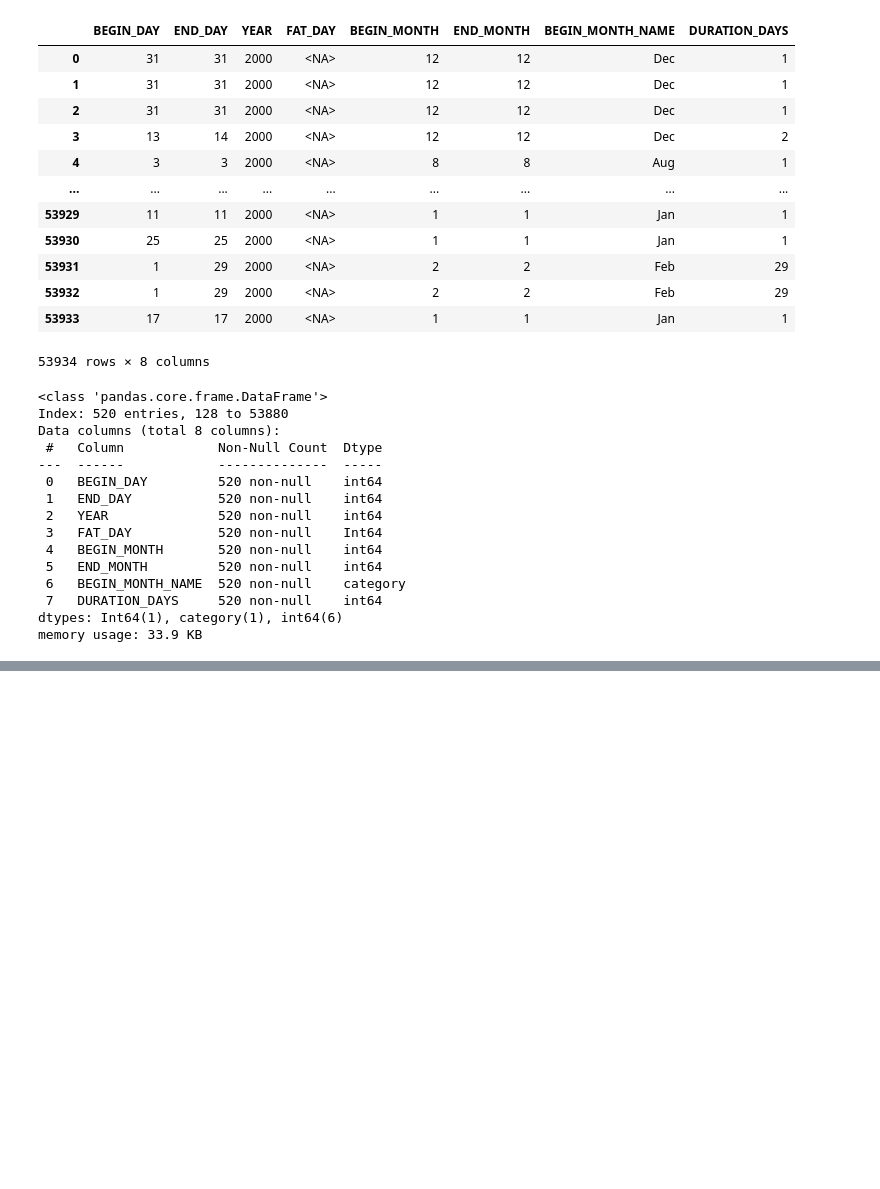
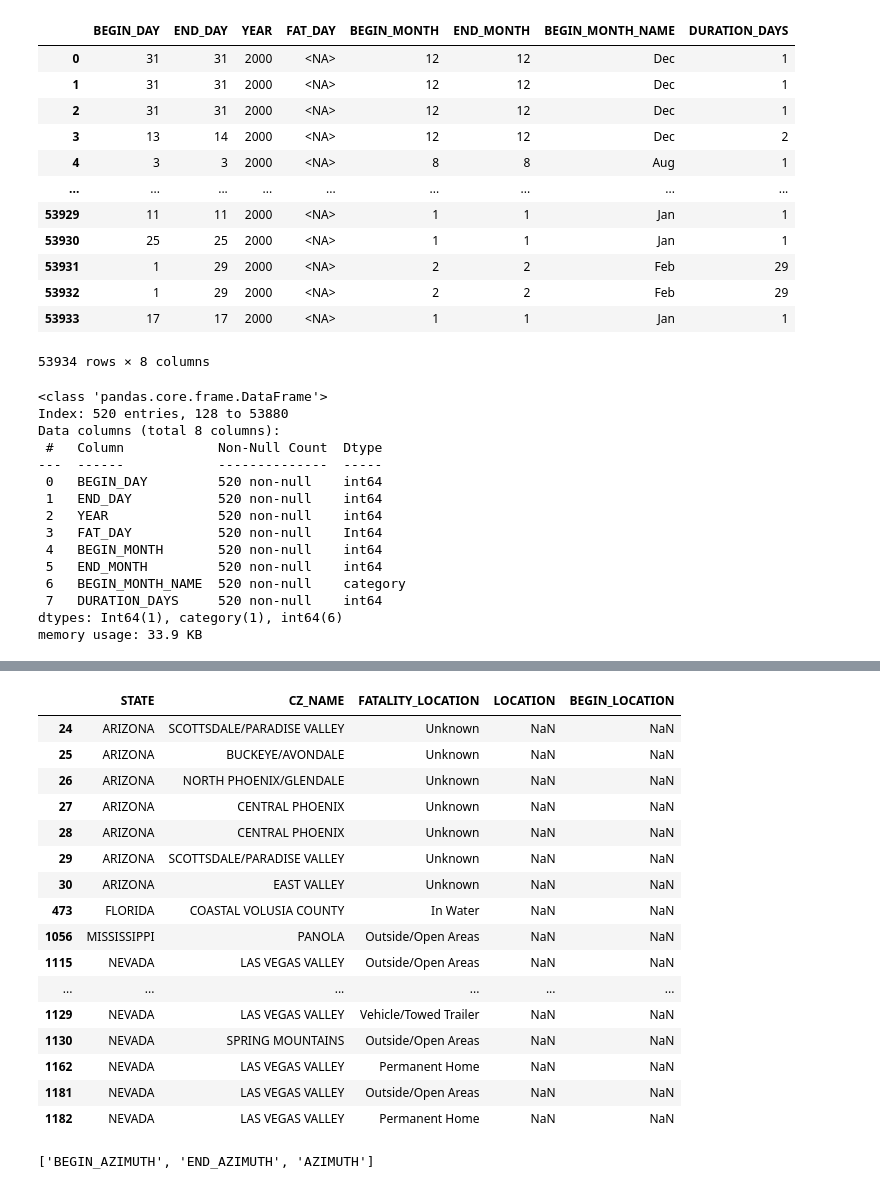
Before and after one commit to sushmita212/Parametric_Weather_Risk_Modeling, a Jupyter notebook: notebooks/Data_cleaning.ipynb, the cells around one changed output, grey strips where cells are left out. Drawn from its saved outputs; the diff is of its cells as text; code cells hidden in the pictures; blank space fills up the shorter version.

```diff
--- a/notebooks/Data_cleaning.ipynb
+++ b/notebooks/Data_cleaning.ipynb
@@ -404,0 +522,24 @@ df_year.head()
+# %%
+df_year[df_year['FATALITY_LOCATION'].notna()][['STATE','CZ_NAME','FATALITY_LOCATION','LOCATION','BEGIN_LOCATION']].head(20)
+# %% [output]
+|  | STATE | CZ_NAME | FATALITY_LOCATION | LOCATION | BEGIN_LOCATION |
+| 24 | ARIZONA | SCOTTSDALE/PARADISE VALLEY | Unknown | NaN | NaN |
+| 25 | ARIZONA | BUCKEYE/AVONDALE | Unknown | NaN | NaN |
+| 26 | ARIZONA | NORTH PHOENIX/GLENDALE | Unknown | NaN | NaN |
+| 27 | ARIZONA | CENTRAL PHOENIX | Unknown | NaN | NaN |
+| 28 | ARIZONA | CENTRAL PHOENIX | Unknown | NaN | NaN |
+| 29 | ARIZONA | SCOTTSDALE/PARADISE VALLEY | Unknown | NaN | NaN |
+| 30 | ARIZONA | EAST VALLEY | Unknown | NaN | NaN |
+| 473 | FLORIDA | COASTAL VOLUSIA COUNTY | In Water | NaN | NaN |
+| 1056 | MISSISSIPPI | PANOLA | Outside/Open Areas | NaN | NaN |
+| 1115 | NEVADA | LAS VEGAS VALLEY | Outside/Open Areas | NaN | NaN |
+| ... | ... | ... | ... | ... | ... |
+| 1129 | NEVADA | LAS VEGAS VALLEY | Vehicle/Towed Trailer | NaN | NaN |
+| 1130 | NEVADA | SPRING MOUNTAINS | Outside/Open Areas | NaN | NaN |
+| 1162 | NEVADA | LAS VEGAS VALLEY | Permanent Home | NaN | NaN |
+| 1181 | NEVADA | LAS VEGAS VALLEY | Outside/Open Areas | NaN | NaN |
+| 1182 | NEVADA | LAS VEGAS VALLEY | Permanent Home | NaN | NaN |
+# %%
+[c for c in df_year.columns if 'AZIMUTH' in c]
+# %% [output]
+['BEGIN_AZIMUTH', 'END_AZIMUTH', 'AZIMUTH']
```
Also changed, not shown: parts of 45 cells of this notebook, 2 other files.
